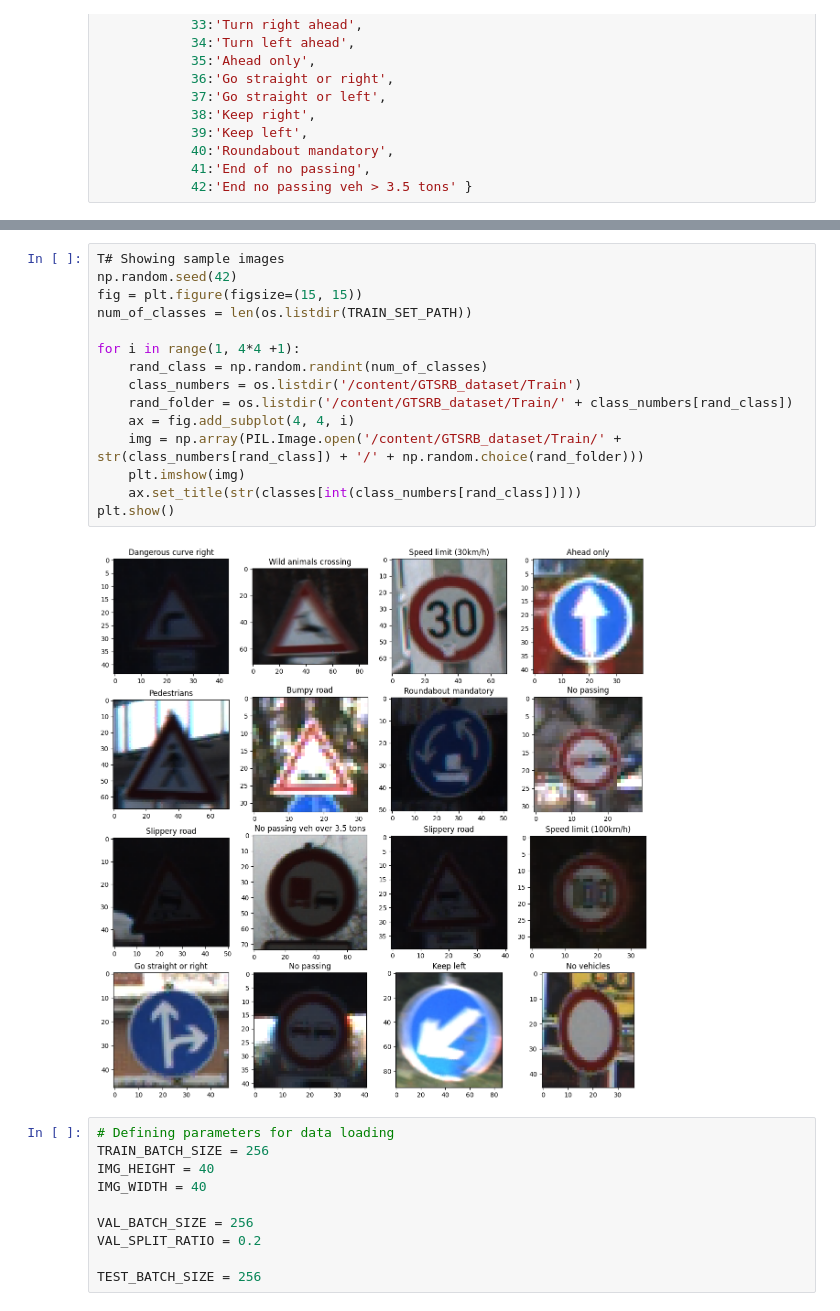
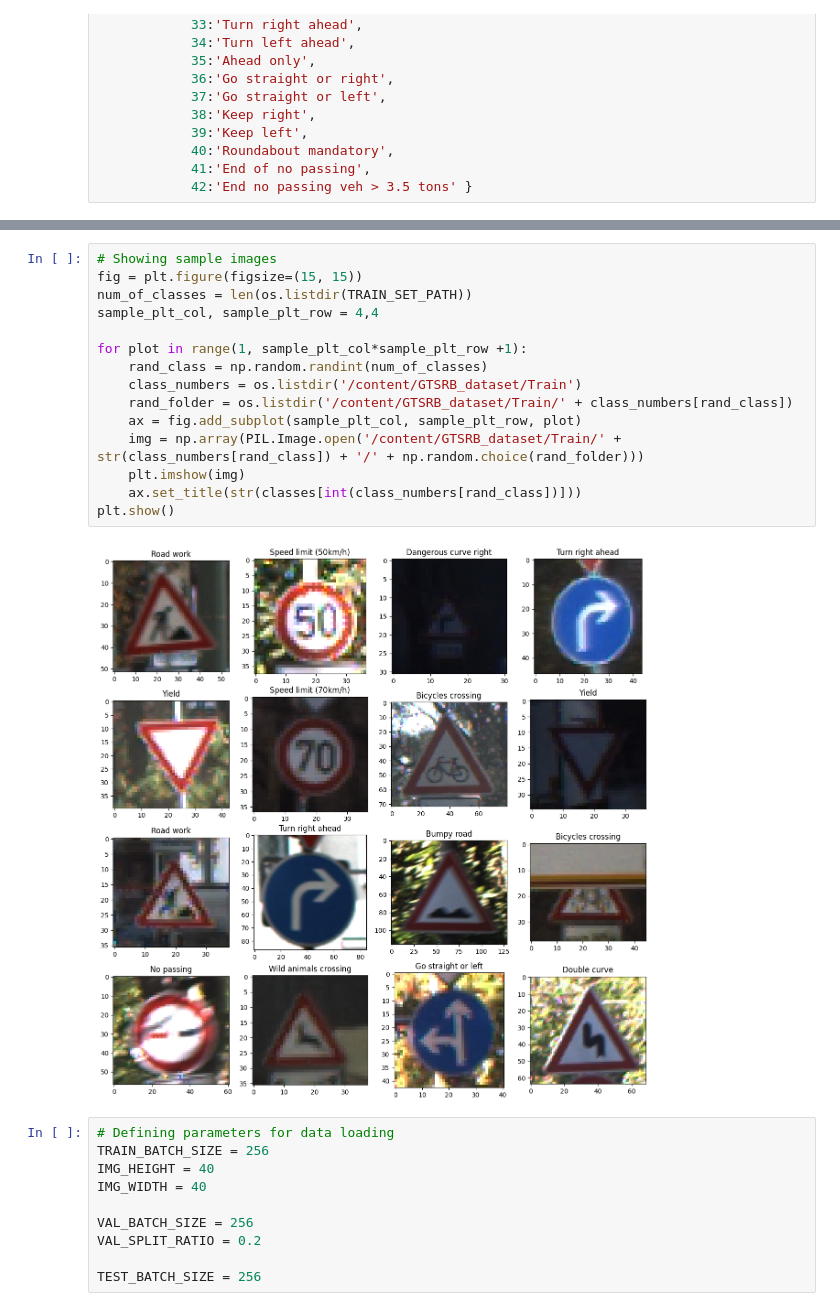
Before and after one commit to Kurtiadam/GTSRB, a Jupyter notebook: GTSRB.ipynb, the cells around one changed output, grey strips where cells are left out. Drawn from its saved outputs; the diff is of its cells as text.

```diff
--- a/GTSRB.ipynb
+++ b/GTSRB.ipynb
@@ -124,20 +126,20 @@ plt.show()
 # %%
-T# Showing sample images
-np.random.seed(42)
+# Showing sample images
 fig = plt.figure(figsize=(15, 15))
 num_of_classes = len(os.listdir(TRAIN_SET_PATH))
+sample_plt_col, sample_plt_row = 4,4
 
-for i in range(1, 4*4 +1):
+for plot in range(1, sample_plt_col*sample_plt_row +1):
     rand_class = np.random.randint(num_of_classes)
     class_numbers = os.listdir('/content/GTSRB_dataset/Train')
     rand_folder = os.listdir('/content/GTSRB_dataset/Train/' + class_numbers[rand_class])
-    ax = fig.add_subplot(4, 4, i)
+    ax = fig.add_subplot(sample_plt_col, sample_plt_row, plot)
     img = np.array(PIL.Image.open('/content/GTSRB_dataset/Train/' + str(class_numbers[rand_class]) + '/' + np.random.choice(rand_folder)))
     plt.imshow(img)
     ax.set_title(str(classes[int(class_numbers[rand_class])]))
 plt.show()
 # %% [output]
-[figure, old version]
+[figure, new version]
 # %%
 # Defining parameters for data loading
 TRAIN_BATCH_SIZE = 256
```
Also changed, not shown: parts of 14 cells of this notebook.
